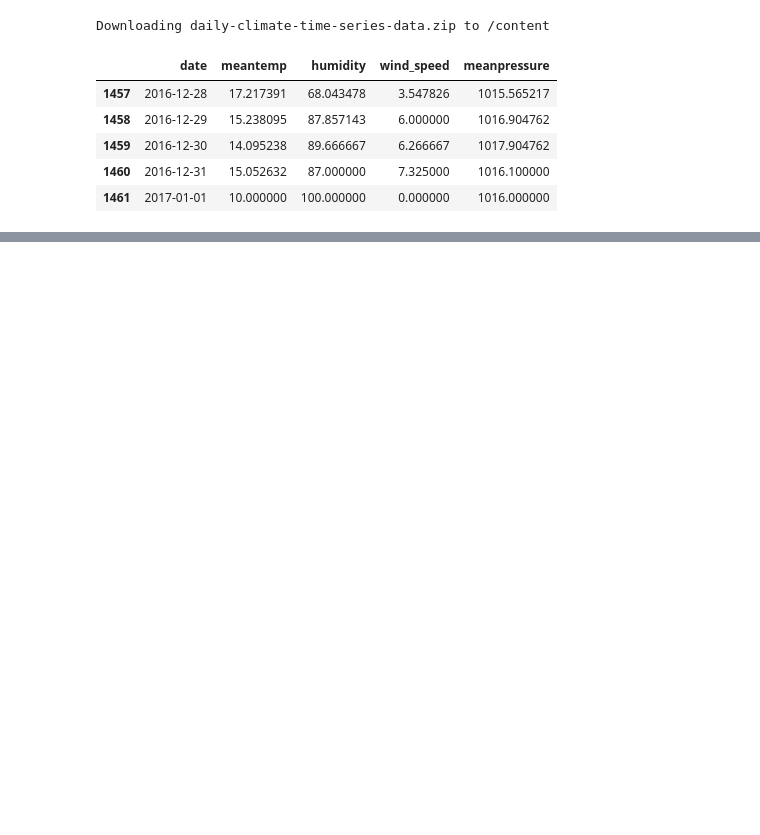
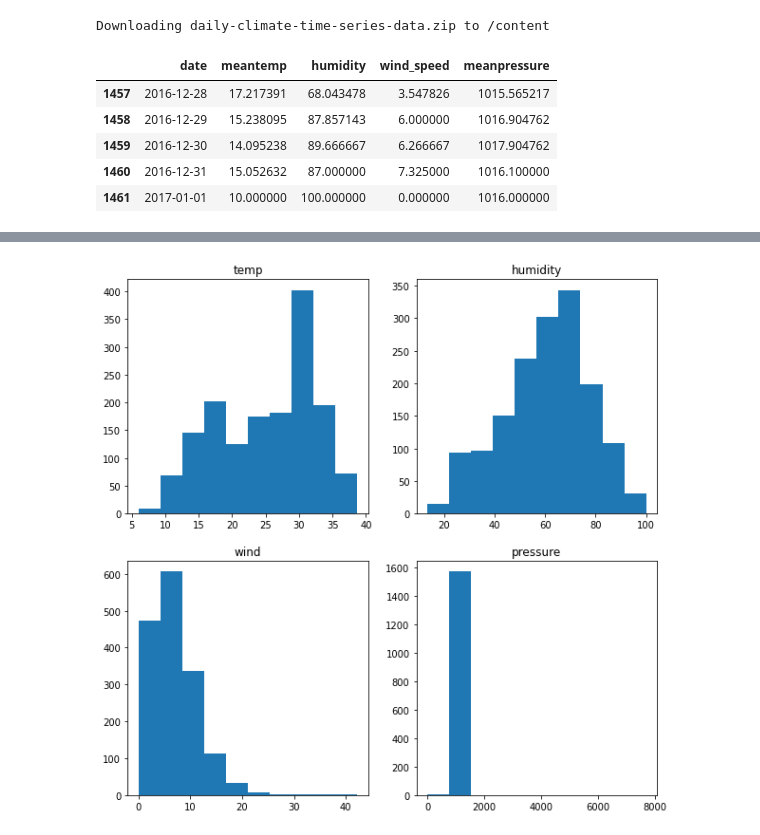
Before and after one commit to aemiralfath/BPML-Dicoding, a Jupyter notebook: Daily_Climate.ipynb, the cells around one changed output, grey strips where cells are left out. Cells and saved outputs as stored; diff of their text form; code cells hidden in the pictures; blank space fills up the shorter version.

Commit message:
add validation test

```diff
--- a/Daily_Climate.ipynb
+++ b/Daily_Climate.ipynb
@@ -59,0 +75,3 @@ temp = data_train['meantemp'].values
+# %%
+data = pd.concat([data_train, data_test])
+data.shapecallback = TensorBoard(logdir)
@@ -59,0 +117,5 @@ temp = data_train['meantemp'].values
+# %%
+data['date'] = pd.to_datetime(data['date'])
+# %%
+data = data.rename(columns={"meantemp":"temp", "wind_speed":"wind", "meanpressure":"pressure"})
+data.head()
@@ -65,0 +135,22 @@ plt.title('Temperature average', fontsize=20);
+# %%
+def Visualize(data, kind='hist',figsize=(10,10)):
+    def Col():
+        cols = ['temp',	'humidity',	'wind'	,'pressure']
+        for c in cols:
+            yield c
+
+    fig, axes = plt.subplots(nrows=2, ncols=2, figsize=figsize)
+    col = Col()
+    for i in range(2):
+        for j in range(2):
+            curr = next(col)
+            if kind == 'hist':
+                axes[i,j].hist(data[curr])
+            elif kind == 'plot':
+                axes[i,j].plot(data['date'],data[curr])
+                plt.gcf().autofmt_xdate()
+            axes[i,j].set_title(curr)
+# %%
+Visualize(data)
+# %% [output]
+[figure, added]
```
Also changed, not shown: parts of 22 cells of this notebook.
